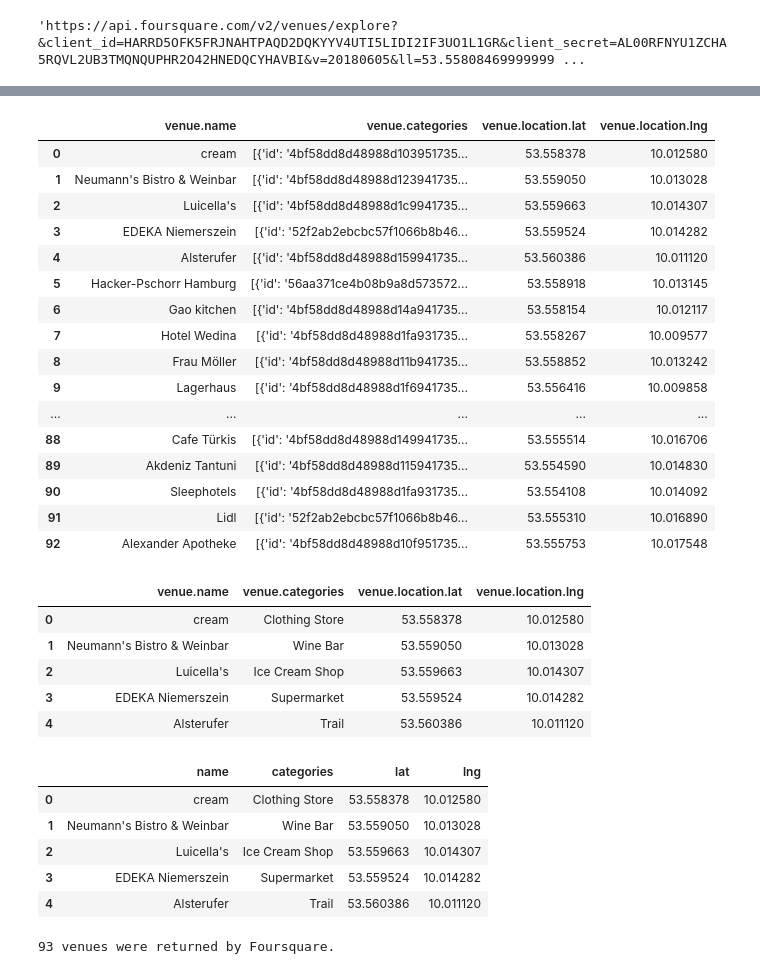
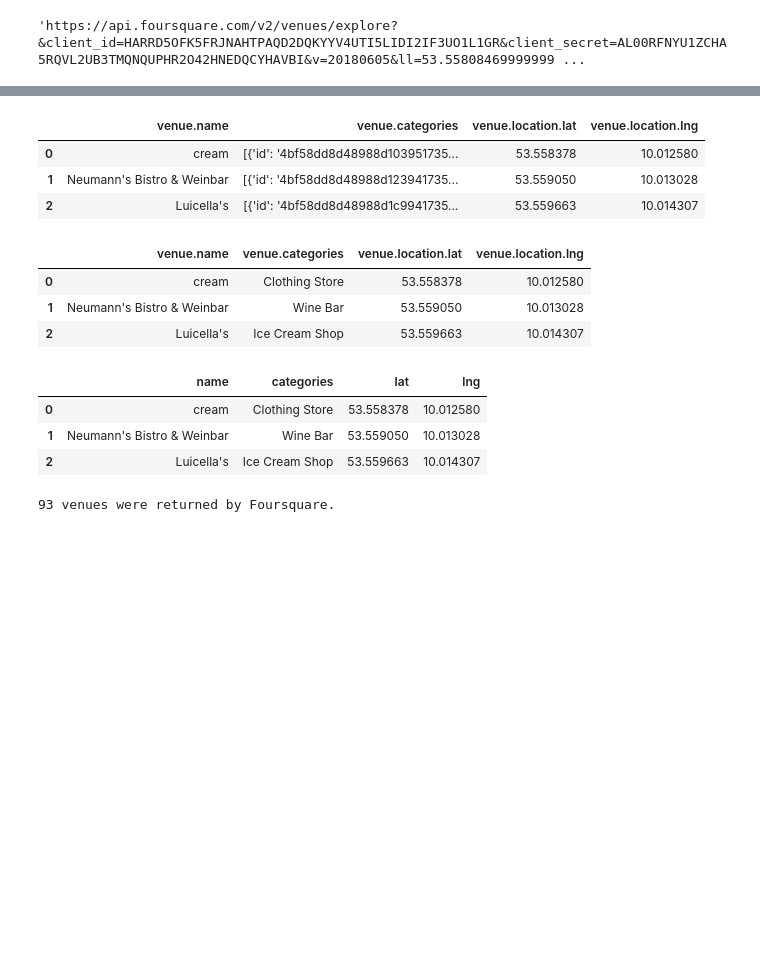
Before and after one commit to Tanerrr/Germany_Houses, a Jupyter notebook: Analysis of House & Rent Prices in Germany.ipynb, the cells around one changed output, grey strips where cells are left out. Saved outputs shown, nothing was run; the diff lists cells and outputs as text; code cells hidden in the pictures; blank space fills up the shorter version.

```diff
--- a/Analysis of House & Rent Prices in Germany.ipynb
+++ b/Analysis of House & Rent Prices in Germany.ipynb
@@ -700,8 +700,8 @@ map_hamburg
 # %% [output]
 [interactive output not drawn]
 # %%
-CLIENT_ID = '' # your Foursquare ID
-CLIENT_SECRET = '' # your Foursquare Secret
+CLIENT_ID = 'HARRD5OFK5FRJNAHTPAQD2DQKYYV4UTI5LIDI2IF3UO1L1GR' # your Foursquare ID
+CLIENT_SECRET = 'AL00RFNYU1ZCHA5RQVL2UB3TMQNQUPHR2O42HNEDQCYHAVBI' # your Foursquare Secret
 VERSION = '20180605' # Foursquare API version
 LIMIT = 100 # A default Foursquare API limit value
 
@@ -801,49 +788,32 @@ nearby_venues
 # %%
 # filter columns
 filtered_columns = ['venue.name', 'venue.categories','venue.location.lat','venue.location.lng']
 nearby_venues =nearby_venues.loc[:, filtered_columns]
-nearby_venues
+nearby_venues.head(3)
 # %% [output]
 |  | venue.name | venue.categories | venue.location.lat | venue.location.lng |
 | 0 | cream | [{'id': '4bf58dd8d48988d103951735... | 53.558378 | 10.012580 |
 | 1 | Neumann's Bistro & Weinbar | [{'id': '4bf58dd8d48988d123941735... | 53.559050 | 10.013028 |
 | 2 | Luicella's | [{'id': '4bf58dd8d48988d1c9941735... | 53.559663 | 10.014307 |
-| 3 | EDEKA Niemerszein | [{'id': '52f2ab2ebcbc57f1066b8b46... | 53.559524 | 10.014282 |
-| 4 | Alsterufer | [{'id': '4bf58dd8d48988d159941735... | 53.560386 | 10.011120 |
-| 5 | Hacker-Pschorr Hamburg | [{'id': '56aa371ce4b08b9a8d573572... | 53.558918 | 10.013145 |
-| 6 | Gao kitchen | [{'id': '4bf58dd8d48988d14a941735... | 53.558154 | 10.012117 |
-| 7 | Hotel Wedina | [{'id': '4bf58dd8d48988d1fa931735... | 53.558267 | 10.009577 |
-| 8 | Frau Möller | [{'id': '4bf58dd8d48988d11b941735... | 53.558852 | 10.013242 |
-| 9 | Lagerhaus | [{'id': '4bf58dd8d48988d1f6941735... | 53.556416 | 10.009858 |
-| ... | ... | ... | ... | ... |
-| 88 | Cafe Türkis | [{'id': '4bf58dd8d48988d149941735... | 53.555514 | 10.016706 |
-| 89 | Akdeniz Tantuni | [{'id': '4bf58dd8d48988d115941735... | 53.554590 | 10.014830 |
-| 90 | Sleephotels | [{'id': '4bf58dd8d48988d1fa931735... | 53.554108 | 10.014092 |
-| 91 | Lidl | [{'id': '52f2ab2ebcbc57f1066b8b46... | 53.555310 | 10.016890 |
-| 92 | Alexander Apotheke | [{'id': '4bf58dd8d48988d10f951735... | 53.555753 | 10.017548 |
 # %%
 # filter the category for each row
 nearby_venues['venue.categories'] = nearby_venues.apply(get_category_type, axis=1)
-nearby_venues.head()
+nearby_venues.head(3)
 # %% [output]
 |  | venue.name | venue.categories | venue.location.lat | venue.location.lng |
 | 0 | cream | Clothing Store | 53.558378 | 10.012580 |
 | 1 | Neumann's Bistro & Weinbar | Wine Bar | 53.559050 | 10.013028 |
 | 2 | Luicella's | Ice Cream Shop | 53.559663 | 10.014307 |
-| 3 | EDEKA Niemerszein | Supermarket | 53.559524 | 10.014282 |
-| 4 | Alsterufer | Trail | 53.560386 | 10.011120 |
 # %%
 # clean columns
 nearby_venues.columns = [col.split(".")[-1] for col in nearby_venues.columns]
 
-nearby_venues.head()
+nearby_venues.head(3)
 # %% [output]
 |  | name | categories | lat | lng |
 | 0 | cream | Clothing Store | 53.558378 | 10.012580 |
 | 1 | Neumann's Bistro & Weinbar | Wine Bar | 53.559050 | 10.013028 |
 | 2 | Luicella's | Ice Cream Shop | 53.559663 | 10.014307 |
-| 3 | EDEKA Niemerszein | Supermarket | 53.559524 | 10.014282 |
-| 4 | Alsterufer | Trail | 53.560386 | 10.011120 |
 # %%
 print('{} venues were returned by Foursquare.'.format(nearby_venues.shape[0]))
 # %% [output]
```
Also changed, not shown: parts of 2 cells of this notebook.
